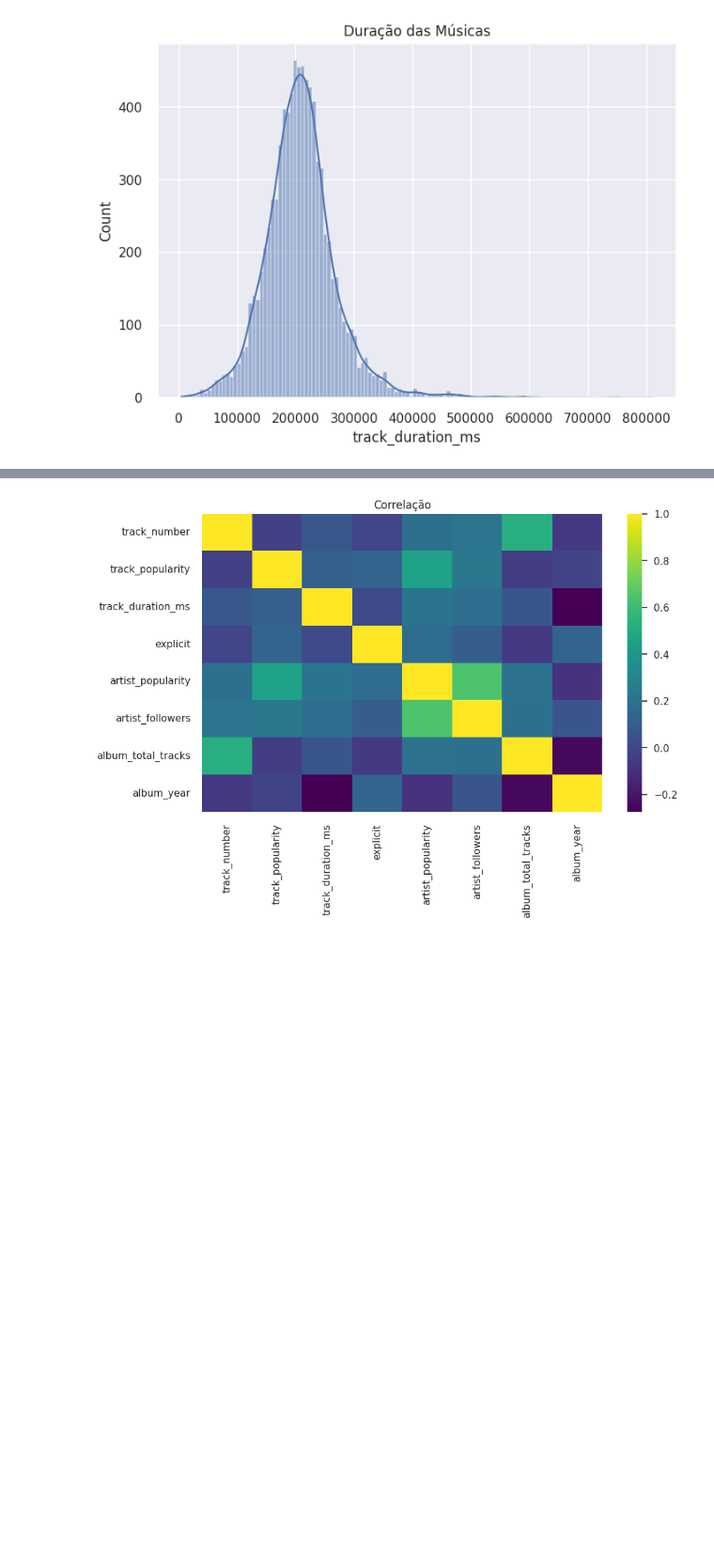
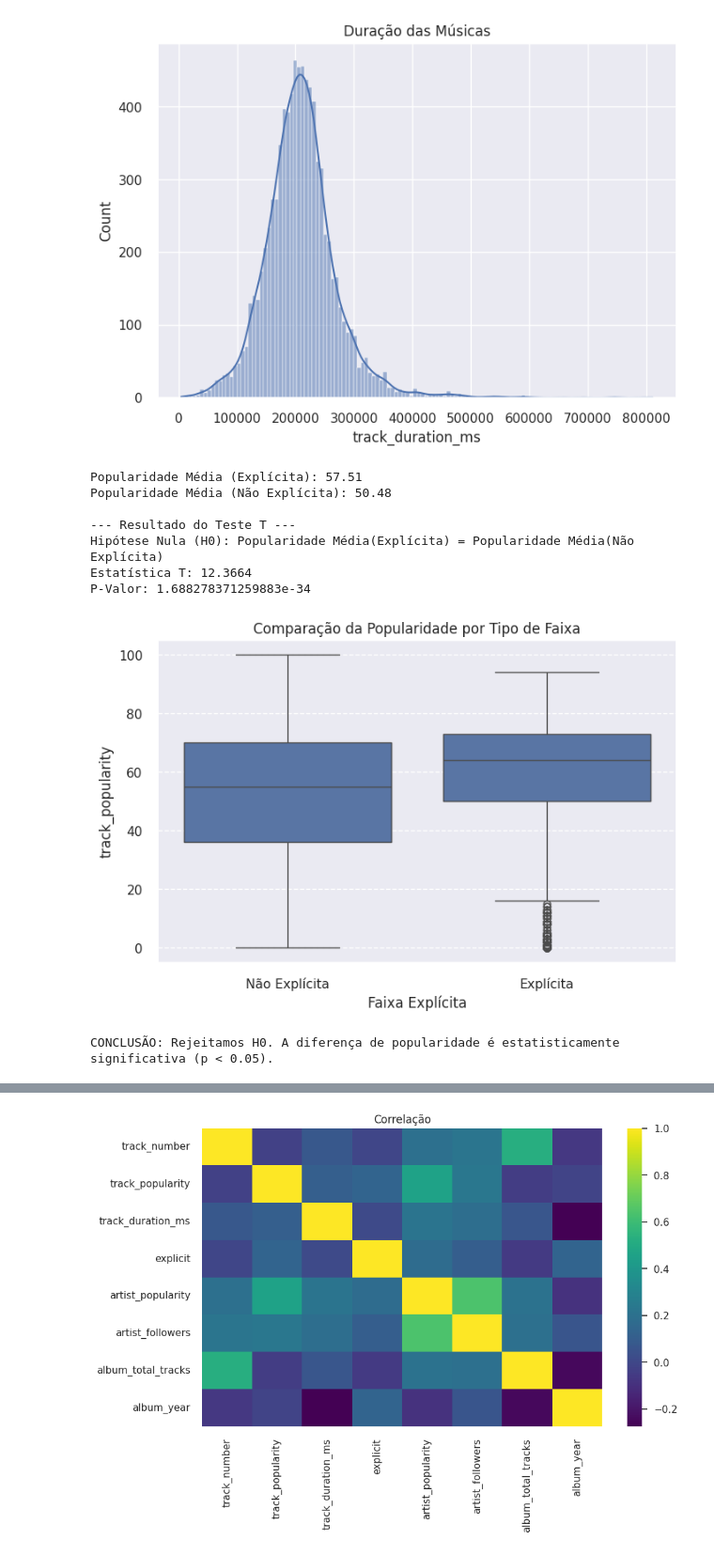
Before and after one commit to Ana-Beatriz-N/Trabalho_Modelagem, a Jupyter notebook: Trabalho_Modelagem.ipynb, the cells around one changed output, grey strips where cells are left out. Shown at 94% size. Cells and saved outputs as stored; diff of their text form; code cells hidden in the pictures; blank space fills up the shorter version.

```diff
--- a/Trabalho_Modelagem.ipynb
+++ b/Trabalho_Modelagem.ipynb
@@ -137,3 +138,49 @@ plt.title("Duração das Músicas")
 plt.show()
 # %% [output]
 [figure]
+# %%
+# 1. Preparar os dados para o Teste T
+# (Criamos um rótulo apenas para o Box Plot)
+df['explicit_label'] = df['explicit'].apply(lambda x: 'Explícita' if x == 1 else 'Não Explícita')
+
+# Crie os grupos para o teste T
+# Usamos .dropna() para lidar com eventuais valores ausentes (NaN) na popularidade
+grupo_explicito = df[df['explicit'] == 1]['track_popularity'].dropna()
+grupo_nao_explicito = df[df['explicit'] == 0]['track_popularity'].dropna()
+
+print(f"Popularidade Média (Explícita): {grupo_explicito.mean():.2f}")
+print(f"Popularidade Média (Não Explícita): {grupo_nao_explicito.mean():.2f}")
+
+# 2. Realizar o Teste T de Student (Teste T de Welch)
+t_stat, p_value = stats.ttest_ind(grupo_explicito, grupo_nao_explicito, equal_var=False)
+
+print("\n--- Resultado do Teste T ---")
+print(f"Hipótese Nula (H0): Popularidade Média(Explícita) = Popularidade Média(Não Explícita)")
+print(f"Estatística T: {t_stat:.4f}")
+print(f"P-Valor: {p_value}")
+
+# 3. Visualizar a diferença
+plt.figure(figsize=(8, 5))
+sns.boxplot(x='explicit_label', y='track_popularity', data=df)
+plt.title('Comparação da Popularidade por Tipo de Faixa')
+plt.ylabel('track_popularity')
+plt.xlabel('Faixa Explícita')
+plt.grid(axis='y', linestyle='--')
+plt.show()
+
+# 4. Conclusão Rápida
+alfa = 0.05
+if p_value < alfa:
+    print(f"\nCONCLUSÃO: Rejeitamos H0. A diferença de popularidade é estatisticamente significativa (p < {alfa}).")
+else:
+    print(f"\nCONCLUSÃO: Não rejeitamos H0. Não há diferença significativa de popularidade (p > {alfa}).")
+# %% [output]
+Popularidade Média (Explícita): 57.51
+Popularidade Média (Não Explícita): 50.48
+
+--- Resultado do Teste T ---
+Hipótese Nula (H0): Popularidade Média(Explícita) = Popularidade Média(Não Explícita)
+Estatística T: 12.3664
+P-Valor: 1.688278371259883e-34
+[figure, added]
+CONCLUSÃO: Rejeitamos H0. A diferença de popularidade é estatisticamente significativa (p < 0.05).
```
Also changed, not shown: parts of 3 cells of this notebook.
